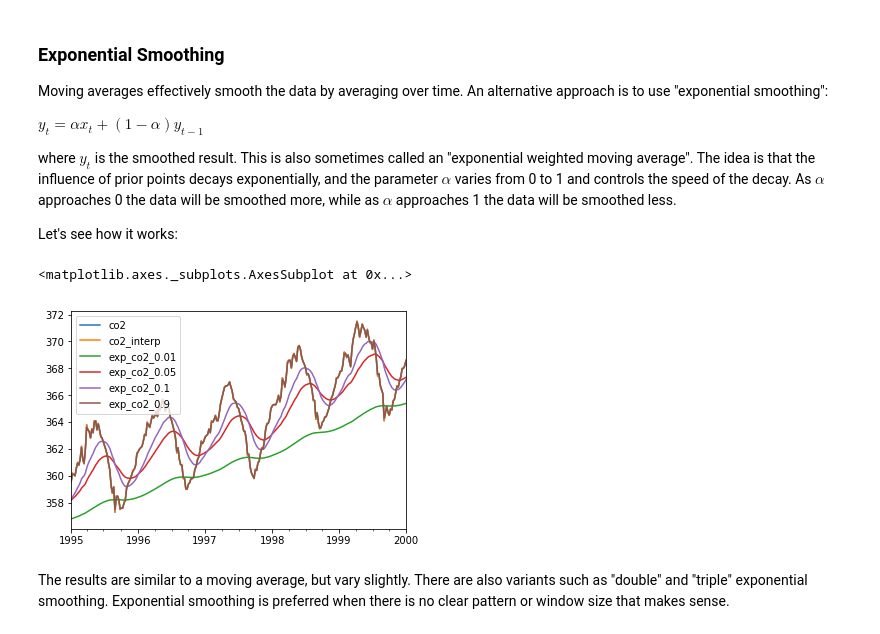
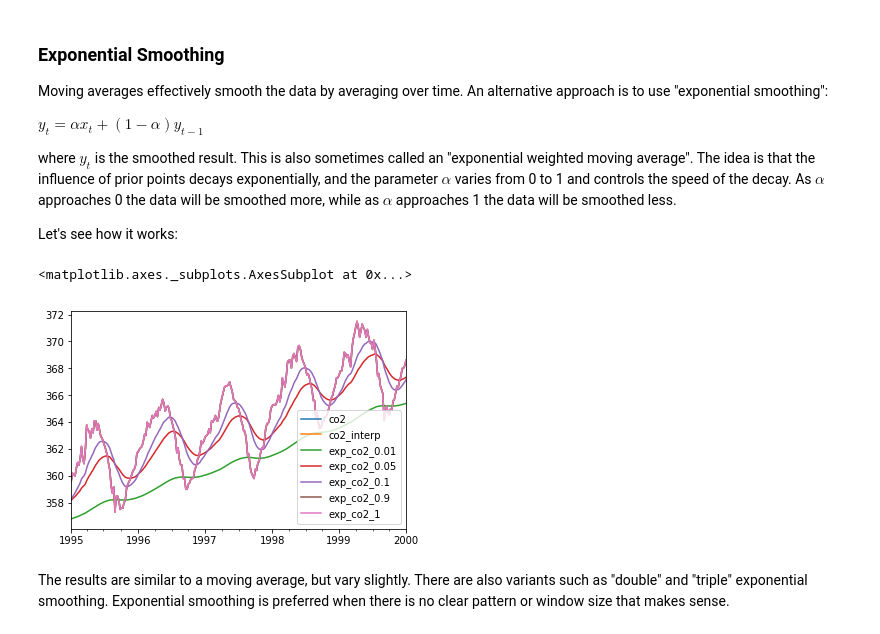
Before and after one commit to medford-group/data_analytics_ChE, a Jupyter notebook: 6-feature_engineering/lecture-time_series_data.ipynb, the cells around one changed output. Drawn from its saved outputs; the diff is of its cells as text; code cells hidden in the pictures.

```diff
--- a/6-feature_engineering/lecture-time_series_data.ipynb
+++ b/6-feature_engineering/lecture-time_series_data.ipynb
@@ -194,15 +206,15 @@ def exp_smoothing(x, alpha):
 # %%
 exp_df = co2_df.copy()
 
 ax.plot(co2_df.index, co2_df['co2_interp'])
-for alpha in [0.01, 0.05, 0.1, 0.9]:
+for alpha in [0.01, 0.05, 0.1, 0.9, 1]:
     smoothed = exp_smoothing(co2_df['co2_interp'], alpha)
     exp_df['exp_co2_'+str(alpha)] = smoothed
 
 exp_df['01/01/1995':'01/01/2000'].plot()
 # %% [output]
 <matplotlib.axes._subplots.AxesSubplot at 0x...>
-[figure, old version]
+[figure, new version]
 # %% [markdown]
 The results are similar to a moving average, but vary slightly. There are also variants such as "double" and "triple" exponential smoothing. Exponential smoothing is preferred when there is no clear pattern or window size that makes sense.
 # %% [markdown]
```
Also changed, not shown: parts of 27 cells of this notebook.
